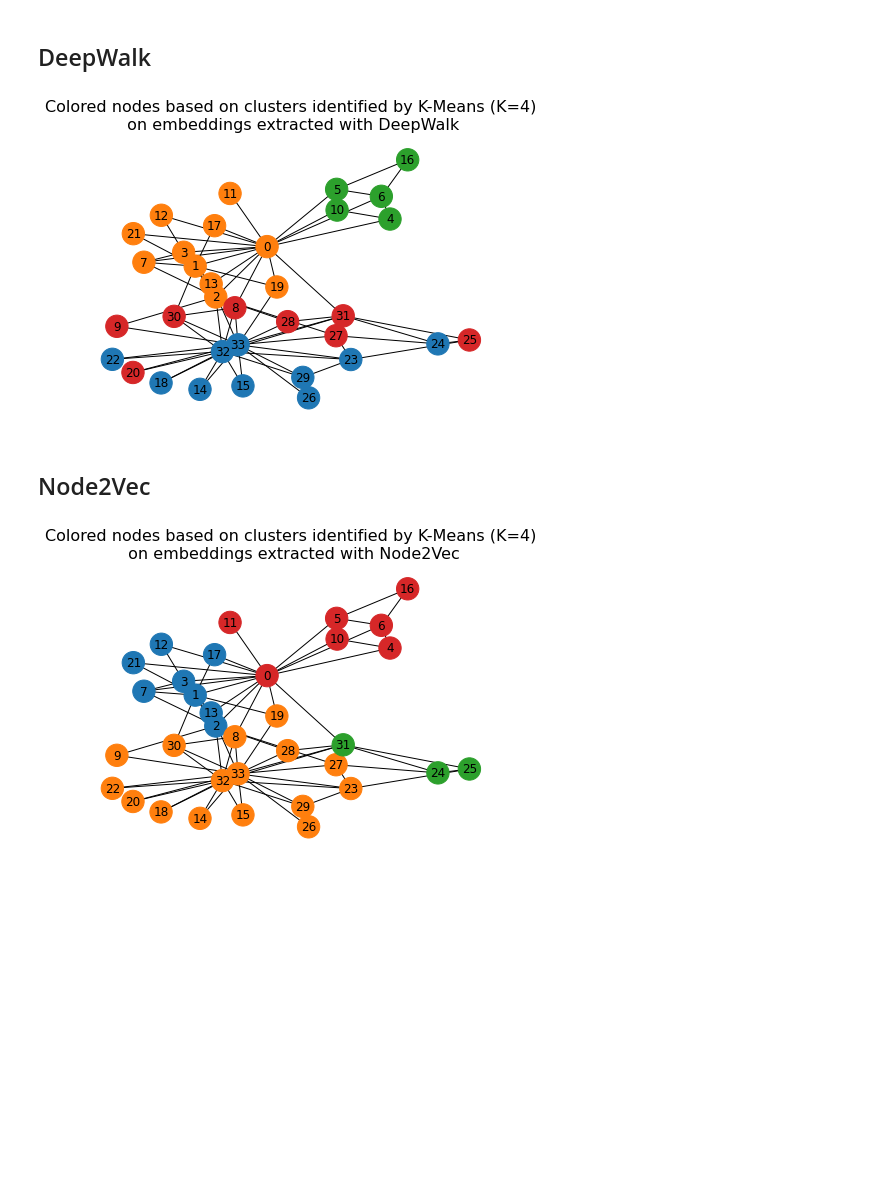
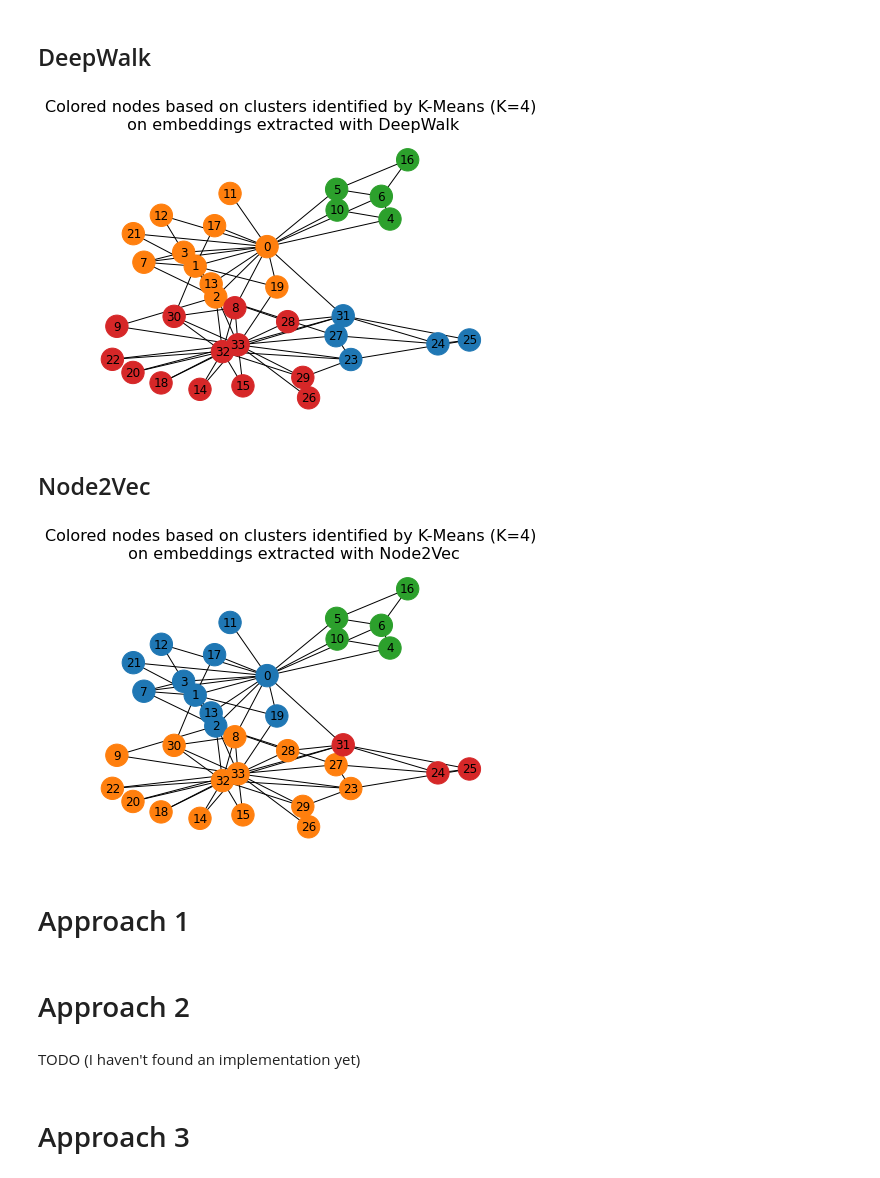
Before and after one commit to mnslarcher/cs224w-slides-to-code, a Jupyter notebook: notebooks/03-node-embeddings.ipynb, the cells around one changed output. Drawn from its saved outputs; the diff is of its cells as text; code cells hidden in the pictures; blank space fills up the shorter version.

```diff
--- a/notebooks/03-node-embeddings.ipynb
+++ b/notebooks/03-node-embeddings.ipynb
@@ -172,14 +171,22 @@ G = nx.karate_club_graph()
 # %%
 from karateclub import DeepWalk
 # %%
-labels = get_embedding_and_cluster(G, DeepWalk(dimensions=64))
+labels = get_embedding_and_cluster(G, DeepWalk(dimensions=16))
 # %% [output]
-[figure, old version]
+[figure, new version]
 # %% [markdown]
 ## Node2Vec
 # %%
 from karateclub import Node2Vec
 # %%
-labels = get_embedding_and_cluster(G, Node2Vec(dimensions=64))
+labels = get_embedding_and_cluster(G, Node2Vec(dimensions=16))
 # %% [output]
-[figure, old version]
+[figure, new version]
+# %% [markdown]
+# Approach 1
+# %% [markdown]
+# Approach 2
+# %% [markdown]
+TODO (I haven't found an implementation yet)
+# %% [markdown]
+# Approach 3
```
Also changed, not shown: parts of 1 cell of this notebook.
